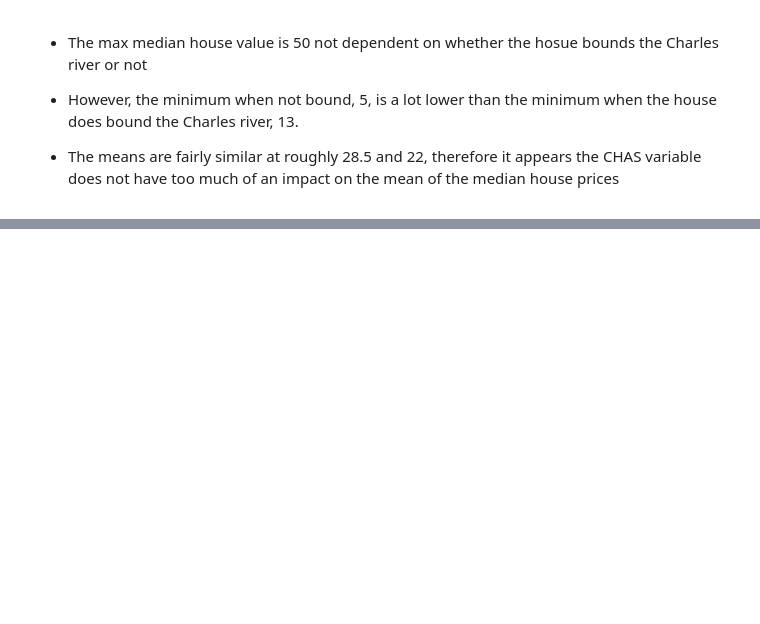
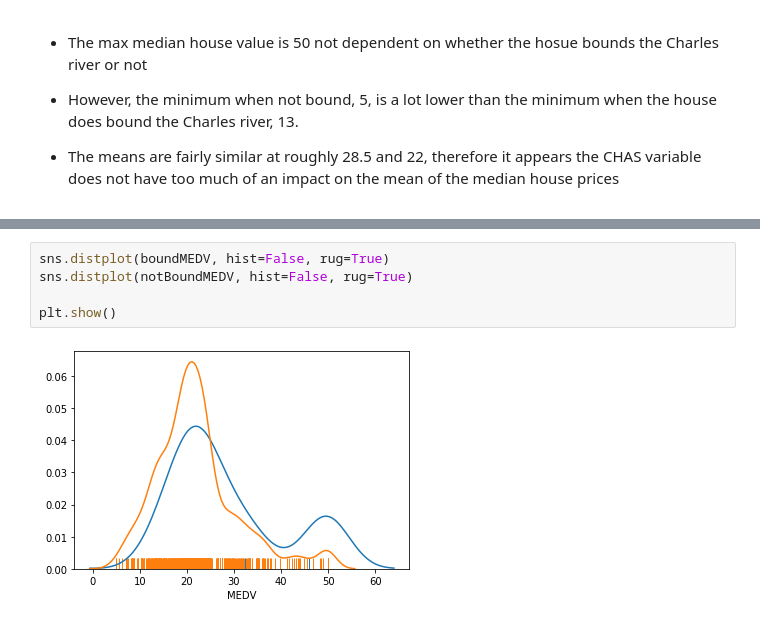
Before and after one commit to ShaunaB93/Machine_learning_and_statistics_assessment, a Jupyter notebook: Infer2.ipynb, the cells around one changed output, grey strips where cells are left out. Cells and saved outputs as stored; diff of their text form; blank space fills up the shorter version.

Commit message:
Additional statistical analysis
Reviewing t-test outcome, ANOVA and plots between the CHAS 0 & 1 dataframes

```diff
--- a/Infer2.ipynb
+++ b/Infer2.ipynb
@@ -170,0 +247,7 @@ Name: MEDV, dtype: float64
+# %%
+sns.distplot(boundMEDV, hist=False, rug=True)
+sns.distplot(notBoundMEDV, hist=False, rug=True)
+
+plt.show()
+# %% [output]
+[figure, added]
```
Also changed, not shown: parts of 7 cells of this notebook.
